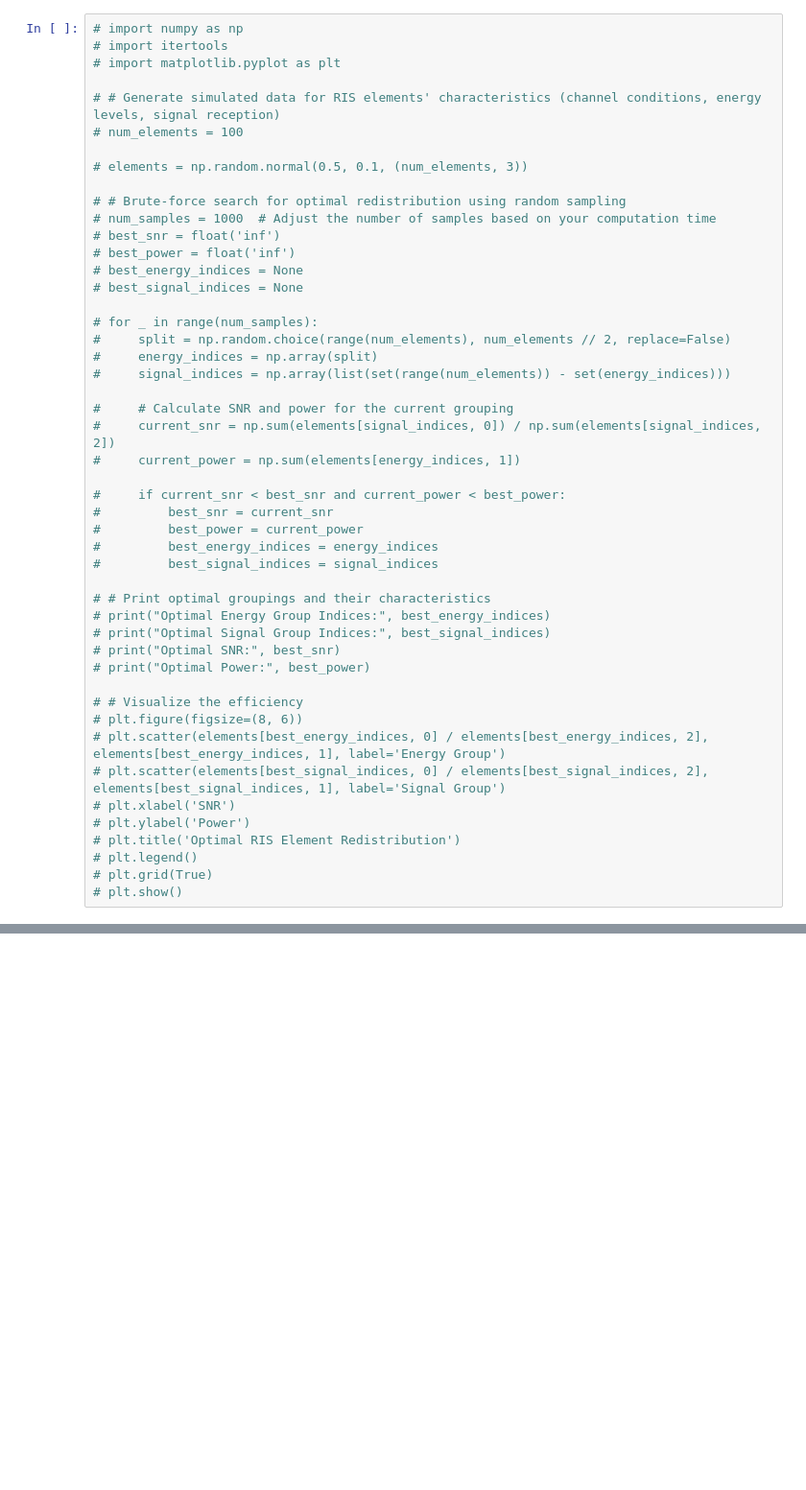
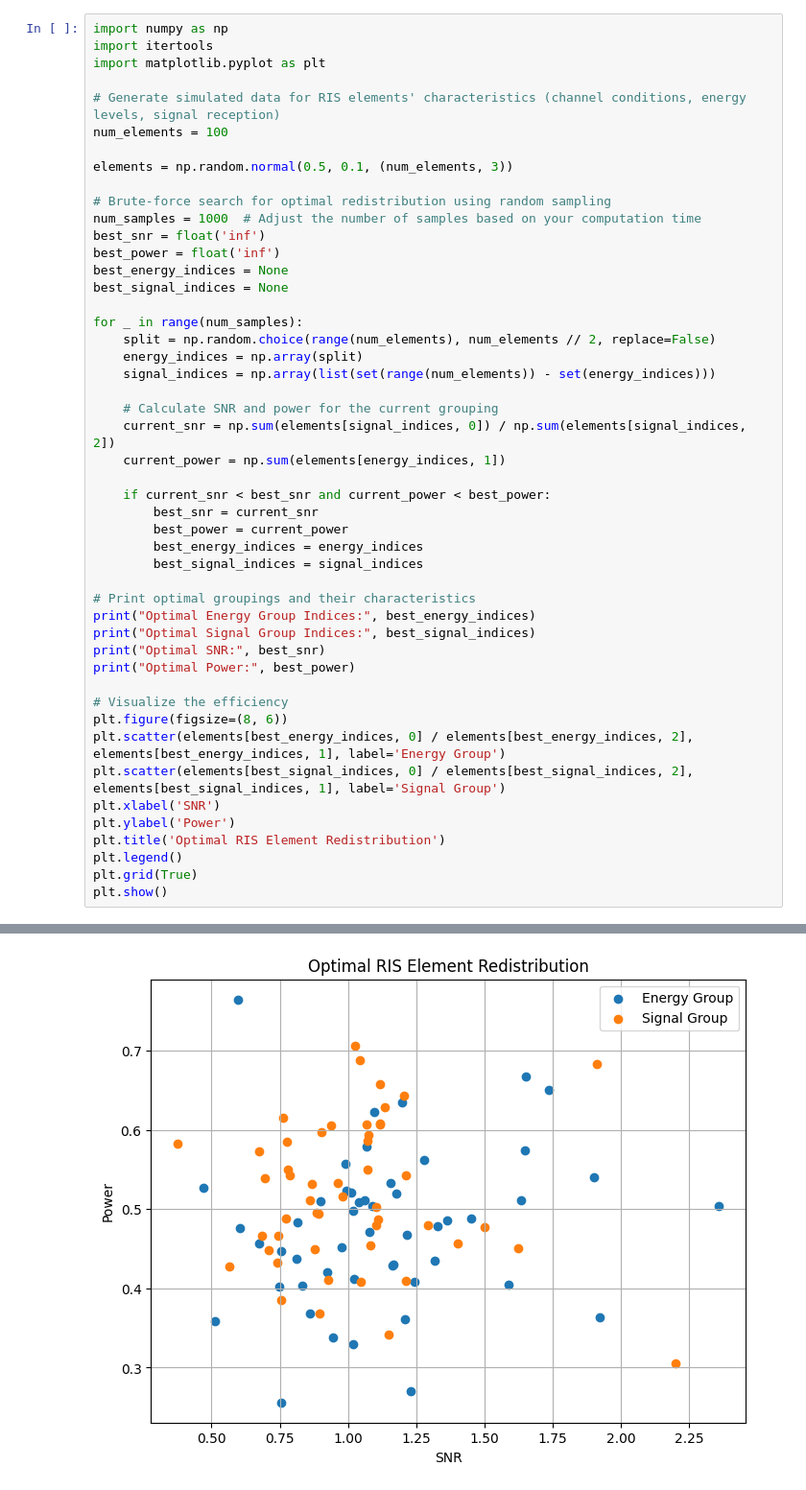
Before and after one commit to AdityaPote/UAV-RIS-Optimization, a Jupyter notebook: Trial runs/C.ipynb, the cells around one changed output, grey strips where cells are left out. Shown: that part at 96% size. Saved outputs shown, nothing was run; the diff lists cells and outputs as text; blank space fills up the shorter version.

```diff
--- a/Trial runs/C.ipynb
+++ b/Trial runs/C.ipynb
@@ -1,48 +1,49 @@
 # %%
-# import numpy as np
-# import itertools
-# import matplotlib.pyplot as plt
+import numpy as np
+import itertools
+import matplotlib.pyplot as plt
 
-# # Generate simulated data for RIS elements' characteristics (channel conditions, energy levels, signal reception)
-# num_elements = 100
+# Generate simulated data for RIS elements' characteristics (channel conditions, energy levels, signal reception)
+num_elements = 100
 
-# elements = np.random.normal(0.5, 0.1, (num_elements, 3))
+elements = np.random.normal(0.5, 0.1, (num_elements, 3))
 
-# # Brute-force search for optimal redistribution using random sampling
-# num_samples = 1000  # Adjust the number of samples based on your computation time
-# best_snr = float('inf')
-# best_power = float('inf')
-# best_energy_indices = None
-# best_signal_indices = None
+# Brute-force search for optimal redistribution using random sampling
+num_samples = 1000  # Adjust the number of samples based on your computation time
+best_snr = float('inf')
+best_power = float('inf')
+best_energy_indices = None
+best_signal_indices = None
 
-# for _ in range(num_samples):
-#     split = np.random.choice(range(num_elements), num_elements // 2, replace=False)
-#     energy_indices = np.array(split)
-#     signal_indices = np.array(list(set(range(num_elements)) - set(energy_indices)))
+for _ in range(num_samples):
+    split = np.random.choice(range(num_elements), num_elements // 2, replace=False)
+    energy_indices = np.array(split)
+    signal_indices = np.array(list(set(range(num_elements)) - set(energy_indices)))
 
-#     # Calculate SNR and power for the current grouping
-#     current_snr = np.sum(elements[signal_indices, 0]) / np.sum(elements[signal_indices, 2])
-#     current_power = np.sum(elements[energy_indices, 1])
+    # Calculate SNR and power for the current grouping
+    current_snr = np.sum(elements[signal_indices, 0]) / np.sum(elements[signal_indices, 2])
+    current_power = np.sum(elements[energy_indices, 1])
 
-#     if current_snr < best_snr and current_power < best_power:
-#         best_snr = current_snr
-#         best_power = current_power
-#         best_energy_indices = energy_indices
-#         best_signal_indices = signal_indices
+    if current_snr < best_snr and current_power < best_power:
+        best_snr = current_snr
+        best_power = current_power
+        best_energy_indices = energy_indices
+        best_signal_indices = signal_indices
 
-# # Print optimal groupings and their characteristics
-# print("Optimal Energy Group Indices:", best_energy_indices)
-# print("Optimal Signal Group Indices:", best_signal_indices)
-# print("Optimal SNR:", best_snr)
-# print("Optimal Power:", best_power)
+# Print optimal groupings and their characteristics
+print("Optimal Energy Group Indices:", best_energy_indices)
+print("Optimal Signal Group Indices:", best_signal_indices)
+print("Optimal SNR:", best_snr)
+print("Optimal Power:", best_power)
 
-# # Visualize the efficiency
-# plt.figure(figsize=(8, 6))
-# plt.scatter(elements[best_energy_indices, 0] / elements[best_energy_indices, 2], elements[best_energy_indices, 1], label='Energy Group')
-# plt.scatter(elements[best_signal_indices, 0] / elements[best_signal_indices, 2], elements[best_signal_indices, 1], label='Signal Group')
-# plt.xlabel('SNR')
-# plt.ylabel('Power')
-# plt.title('Optimal RIS Element Redistribution')
-# plt.legend()
-# plt.grid(True)
-# plt.show()
+# Visualize the efficiency
+plt.figure(figsize=(8, 6))
+plt.scatter(elements[best_energy_indices, 0] / elements[best_energy_indices, 2], elements[best_energy_indices, 1], label='Energy Group')
+plt.scatter(elements[best_signal_indices, 0] / elements[best_signal_indices, 2], elements[best_signal_indices, 1], label='Signal Group')
+plt.xlabel('SNR')
+plt.ylabel('Power')
+plt.title('Optimal RIS Element Redistribution')
+plt.legend()
+plt.grid(True)
+plt.show()
+# %% [output]
@@ -49,3 +58,4 @@
+[figure, added]
 # %%
 import numpy as np
 import matplotlib.pyplot as plt
```
Also changed, not shown: parts of 3 cells of this notebook.
